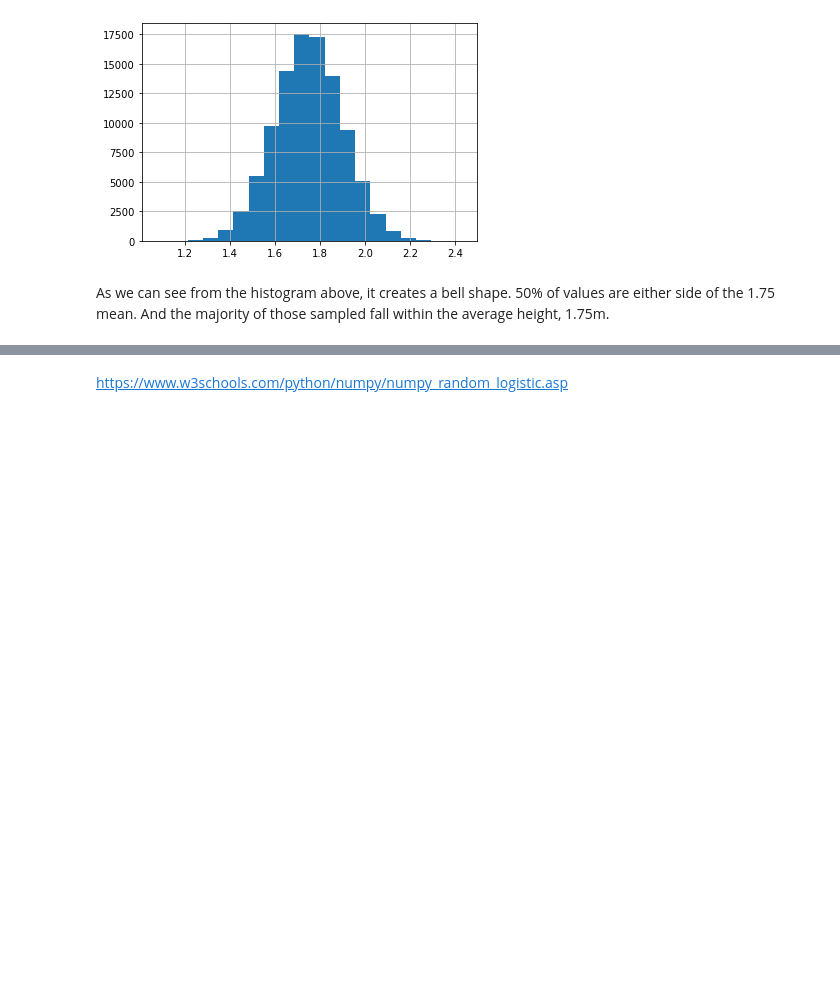
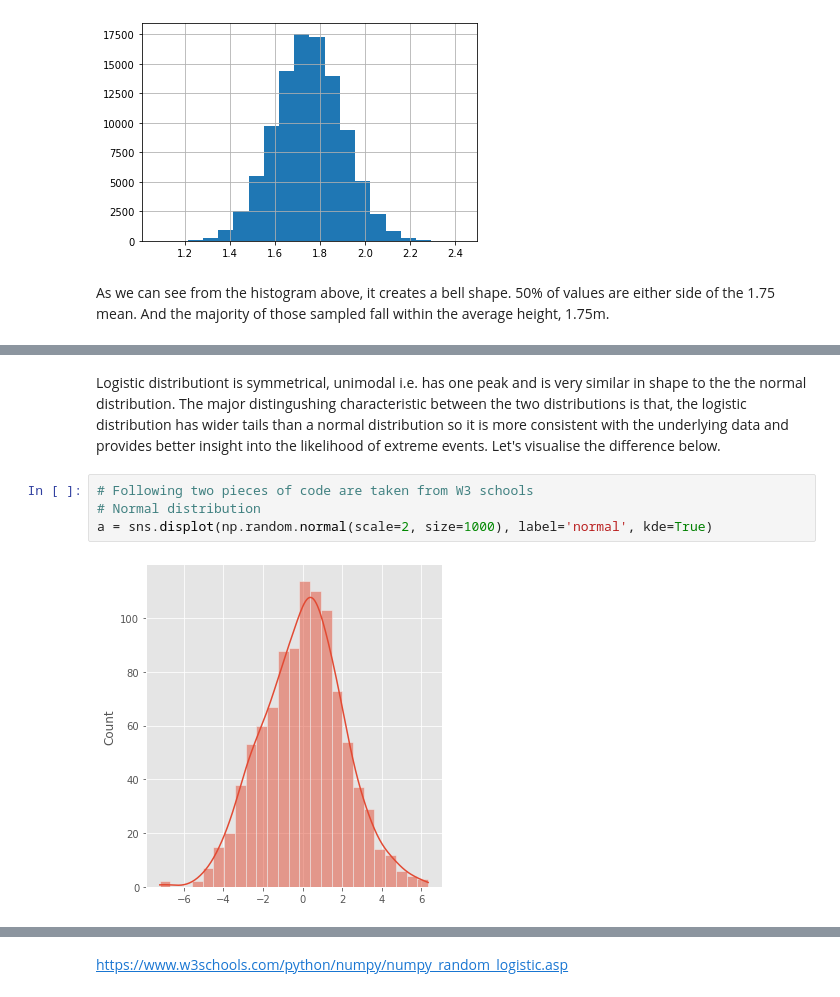
Before and after one commit to kmcd14/ProgrammingDA-assessment, a Jupyter notebook: numpy-random.ipynb, the cells around one changed output, grey strips where cells are left out. Cells and saved outputs as stored; diff of their text form; blank space fills up the shorter version.

```diff
--- a/numpy-random.ipynb
+++ b/numpy-random.ipynb
@@ -769,0 +791,8 @@ Logistic distributiont is symmetrical, unimodal i.e. has one peak and is similar
+# %% [markdown]
+Logistic distributiont is symmetrical, unimodal i.e. has one peak and is very similar in shape to the the normal distribution. The major distingushing characteristic between the two distributions is that, the logistic distribution has wider tails than a normal distribution so it is more consistent with the underlying data and provides better insight into the likelihood of extreme events. Let's visualise the difference below.
+# %%
+# Following two pieces of code are taken from W3 schools
+# Normal distribution
+a = sns.displot(np.random.normal(scale=2, size=1000), label='normal', kde=True)
+# %% [output]
+[figure, added]
```
Also changed, not shown: parts of 8 cells of this notebook.
